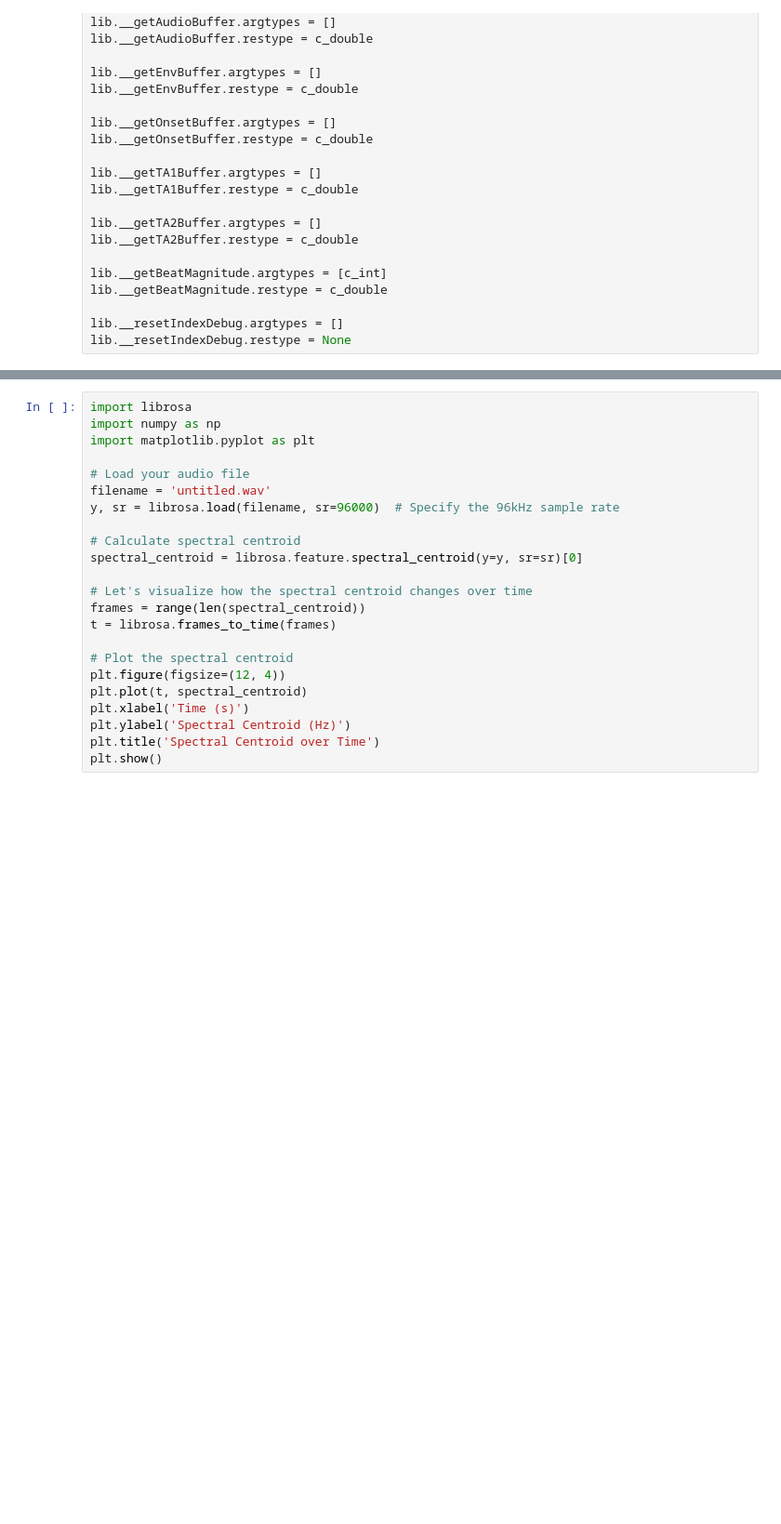
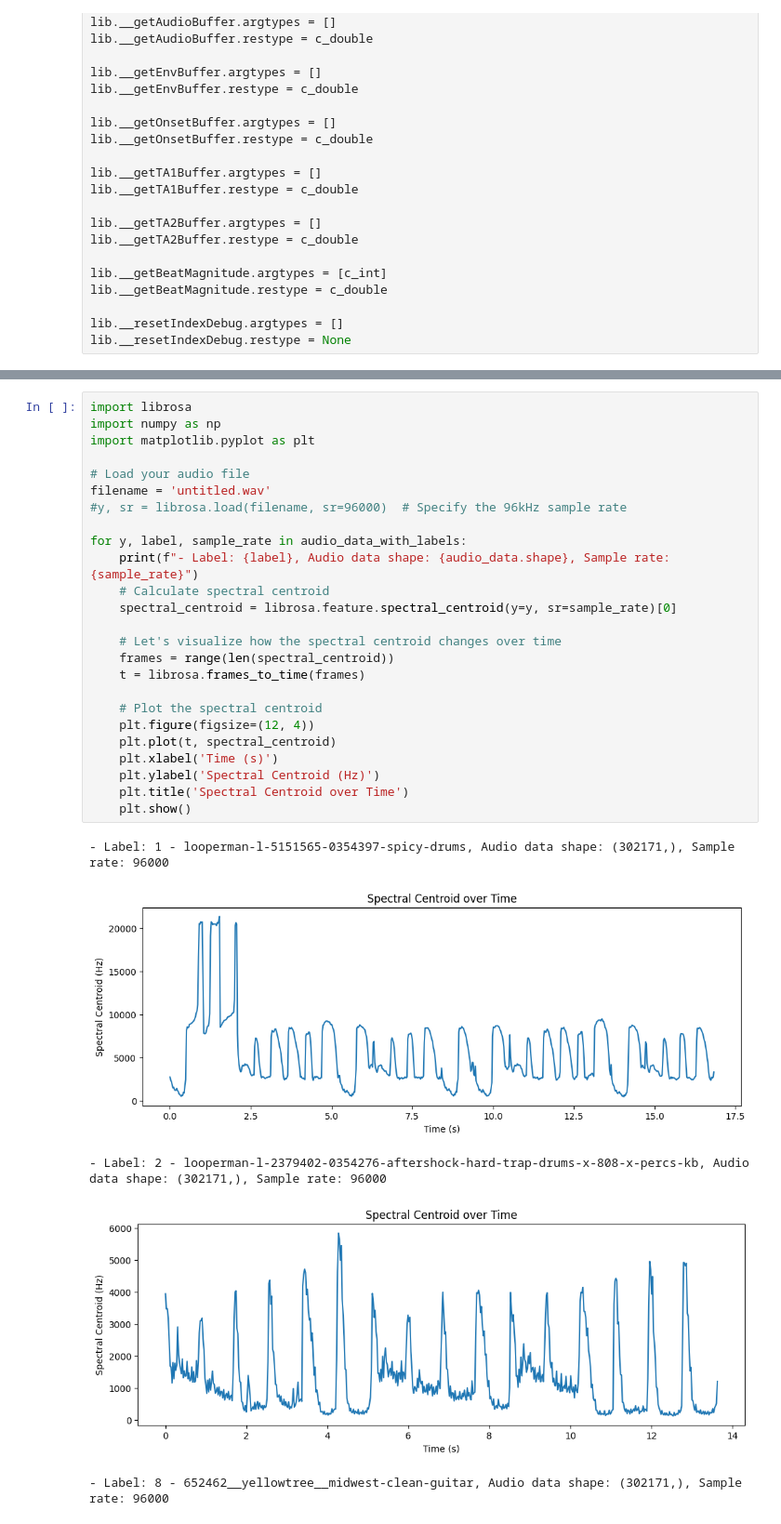
Before and after one commit to jake-is-ESD-protected/AI-TD, a Jupyter notebook: TauNet/AFinC.ipynb, the cells around one changed output, grey strips where cells are left out. Shown at 93% size. Saved outputs shown, nothing was run; the diff lists cells and outputs as text; blank space fills up the shorter version.

```diff
--- a/TauNet/AFinC.ipynb
+++ b/TauNet/AFinC.ipynb
@@ -186,23 +223,31 @@ for song in audio_data_with_labels:
 # %%
 import librosa
 import numpy as np
 import matplotlib.pyplot as plt
 
 # Load your audio file
 filename = 'untitled.wav'
-y, sr = librosa.load(filename, sr=96000)  # Specify the 96kHz sample rate
+#y, sr = librosa.load(filename, sr=96000)  # Specify the 96kHz sample rate
 
-# Calculate spectral centroid
-spectral_centroid = librosa.feature.spectral_centroid(y=y, sr=sr)[0]
+for y, label, sample_rate in audio_data_with_labels:
+    print(f"- Label: {label}, Audio data shape: {audio_data.shape}, Sample rate: {sample_rate}")
+    # Calculate spectral centroid
+    spectral_centroid = librosa.feature.spectral_centroid(y=y, sr=sample_rate)[0]
 
-# Let's visualize how the spectral centroid changes over time
-frames = range(len(spectral_centroid))
-t = librosa.frames_to_time(frames)
+    # Let's visualize how the spectral centroid changes over time
+    frames = range(len(spectral_centroid))
+    t = librosa.frames_to_time(frames)
 
-# Plot the spectral centroid
-plt.figure(figsize=(12, 4))
-plt.plot(t, spectral_centroid)
-plt.xlabel('Time (s)')
-plt.ylabel('Spectral Centroid (Hz)')
-plt.title('Spectral Centroid over Time')
-plt.show()
+    # Plot the spectral centroid
+    plt.figure(figsize=(12, 4))
+    plt.plot(t, spectral_centroid)
+    plt.xlabel('Time (s)')
+    plt.ylabel('Spectral Centroid (Hz)')
+    plt.title('Spectral Centroid over Time')
+    plt.show()
+# %% [output]
+- Label: 1 - looperman-l-5151565-0354397-spicy-drums, Audio data shape: (302171,), Sample rate: 96000
+[figure, added]
+- Label: 2 - looperman-l-2379402-0354276-aftershock-hard-trap-drums-x-808-x-percs-kb, Audio data shape: (302171,), Sample rate: 96000
+[figure, added]
+- Label: 8 - 652462__yellowtree__midwest-clean-guitar, Audio data shape: (302171,), Sample rate: 96000
```
Also changed, not shown: parts of 3 cells of this notebook, 4 other files.
